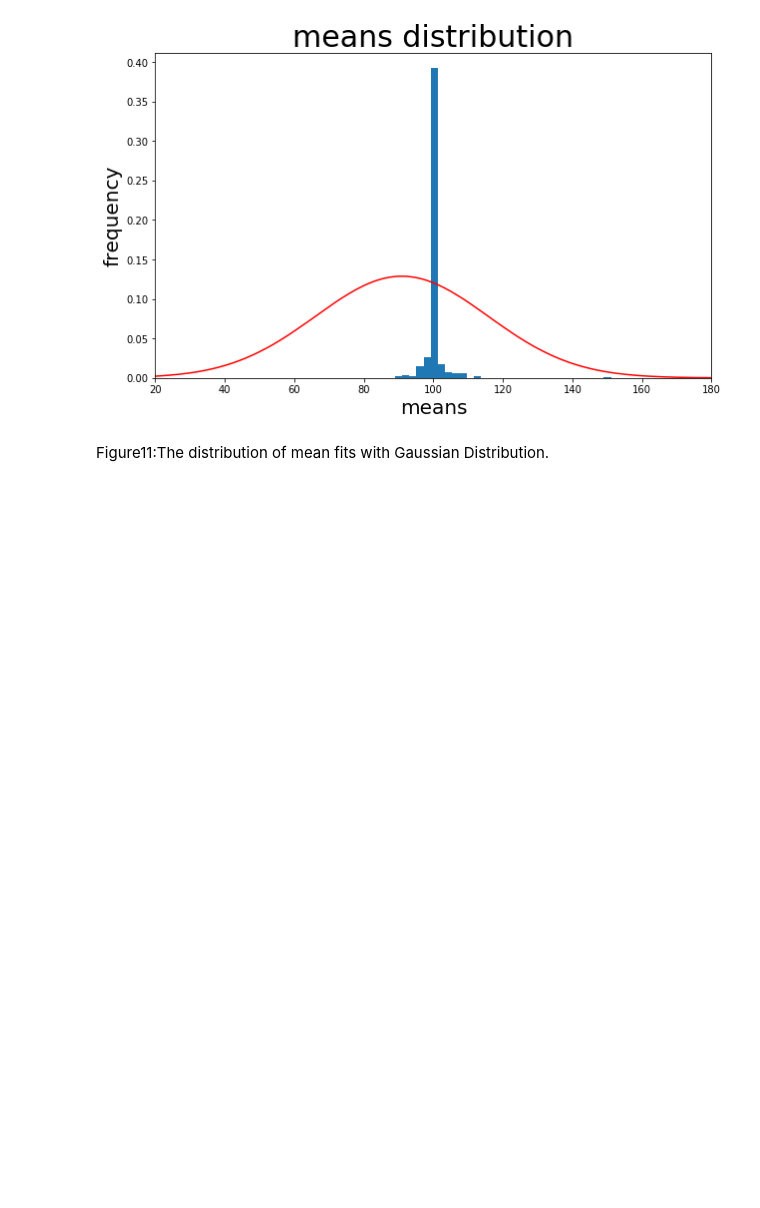
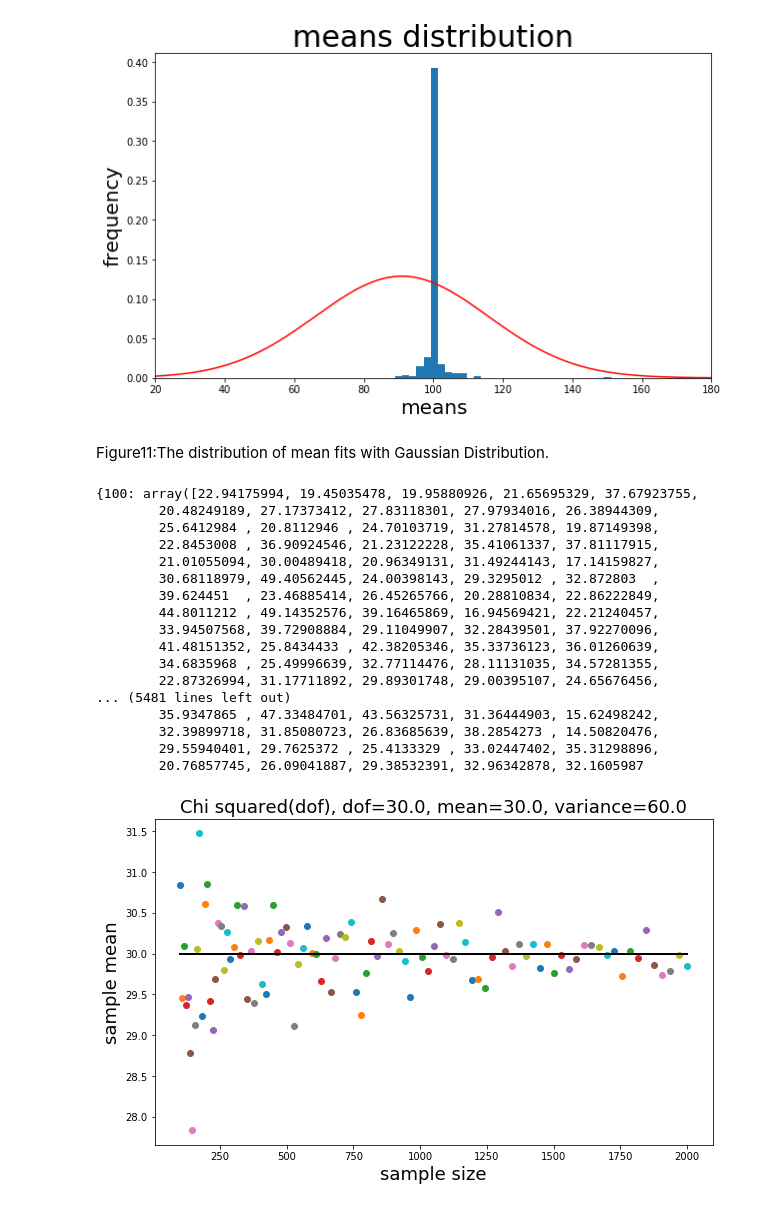
Before and after one commit to fagan2888/PUI2018_xj655, a Jupyter notebook: HW4_xj655/HW4_Assignment1_xj655.ipynb, the cells around one changed output. Saved outputs shown, nothing was run; the diff lists cells and outputs as text; code cells hidden in the pictures; blank space fills up the shorter version.

```diff
--- a/HW4_xj655/HW4_Assignment1_xj655.ipynb
+++ b/HW4_xj655/HW4_Assignment1_xj655.ipynb
@@ -297,0 +335,28 @@ Figure11:The distribution of mean  fits with Gaussian Distribution.
+# %%
+##After Graded
+
+mysizes = (np.linspace(10, np.sqrt(2000), 100)**2).astype(int)
+
+create_distributions('chisq', np.random.chisquare, (30,),
+                                   mysizes,
+                     'Chi squared(dof), dof=%.1f, mean=%.1f, variance=%.1f'\
+                     %(30, 30, 2*30))
+# %% [output]
+{100: array([22.94175994, 19.45035478, 19.95880926, 21.65695329, 37.67923755,
+        20.48249189, 27.17373412, 27.83118301, 27.97934016, 26.38944309,
+        25.6412984 , 20.8112946 , 24.70103719, 31.27814578, 19.87149398,
+        22.8453008 , 36.90924546, 21.23122228, 35.41061337, 37.81117915,
+        21.01055094, 30.00489418, 20.96349131, 31.49244143, 17.14159827,
+        30.68118979, 49.40562445, 24.00398143, 29.3295012 , 32.872803  ,
+        39.624451  , 23.46885414, 26.45265766, 20.28810834, 22.86222849,
+        44.8011212 , 49.14352576, 39.16465869, 16.94569421, 22.21240457,
+        33.94507568, 39.72908884, 29.11049907, 32.28439501, 37.92270096,
+        41.48151352, 25.8434433 , 42.38205346, 35.33736123, 36.01260639,
+        34.6835968 , 25.49996639, 32.77114476, 28.11131035, 34.57281355,
+        22.87326994, 31.17711892, 29.89301748, 29.00395107, 24.65676456,
+... (5481 lines left out)
+        35.9347865 , 47.33484701, 43.56325731, 31.36444903, 15.62498242,
+        32.39899718, 31.85080723, 26.83685639, 38.2854273 , 14.50820476,
+        29.55940401, 29.7625372 , 25.4133329 , 33.02447402, 35.31298896,
+        20.76857745, 26.09041887, 29.38532391, 32.96342878, 32.1605987
+[figure, added]
```
Also changed, not shown: parts of 2 cells of this notebook, 6 other files.
